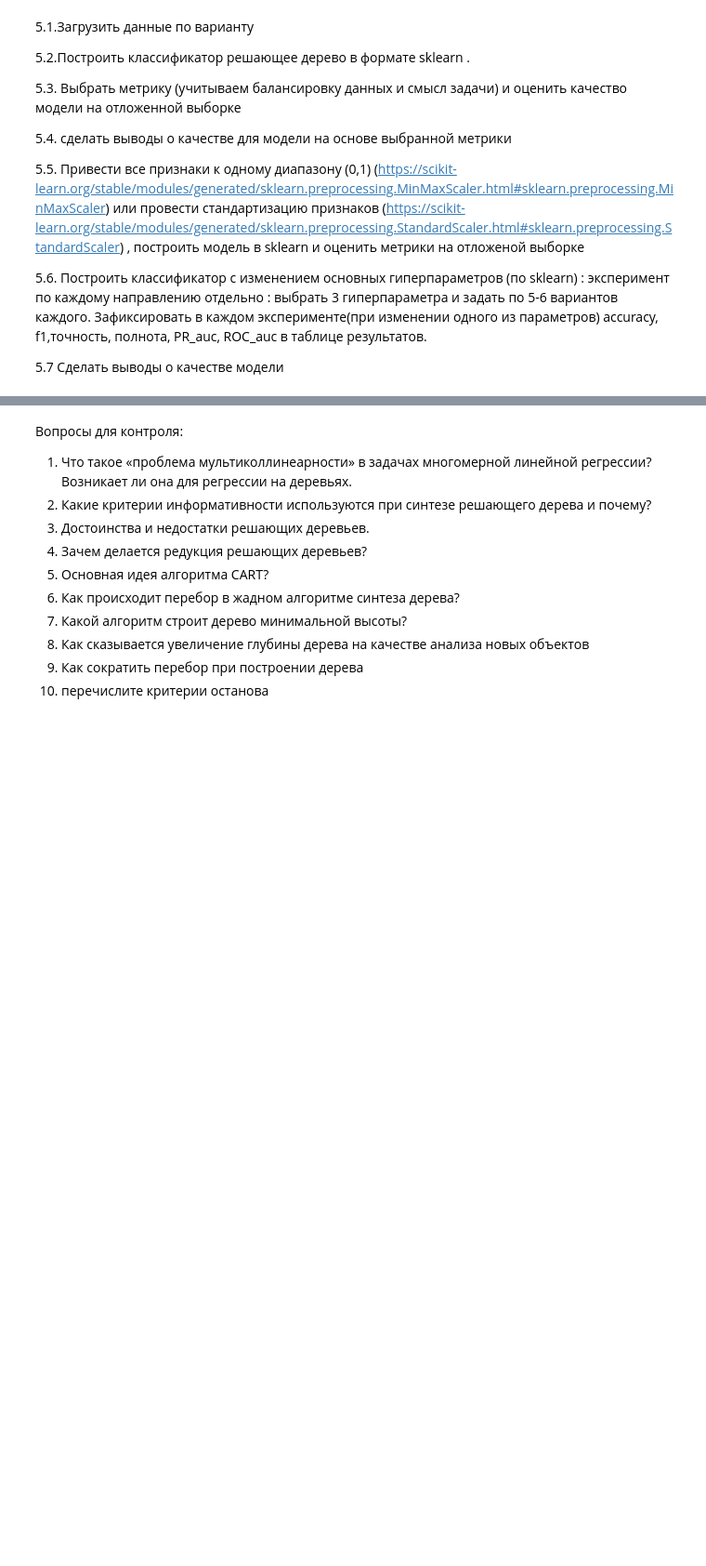
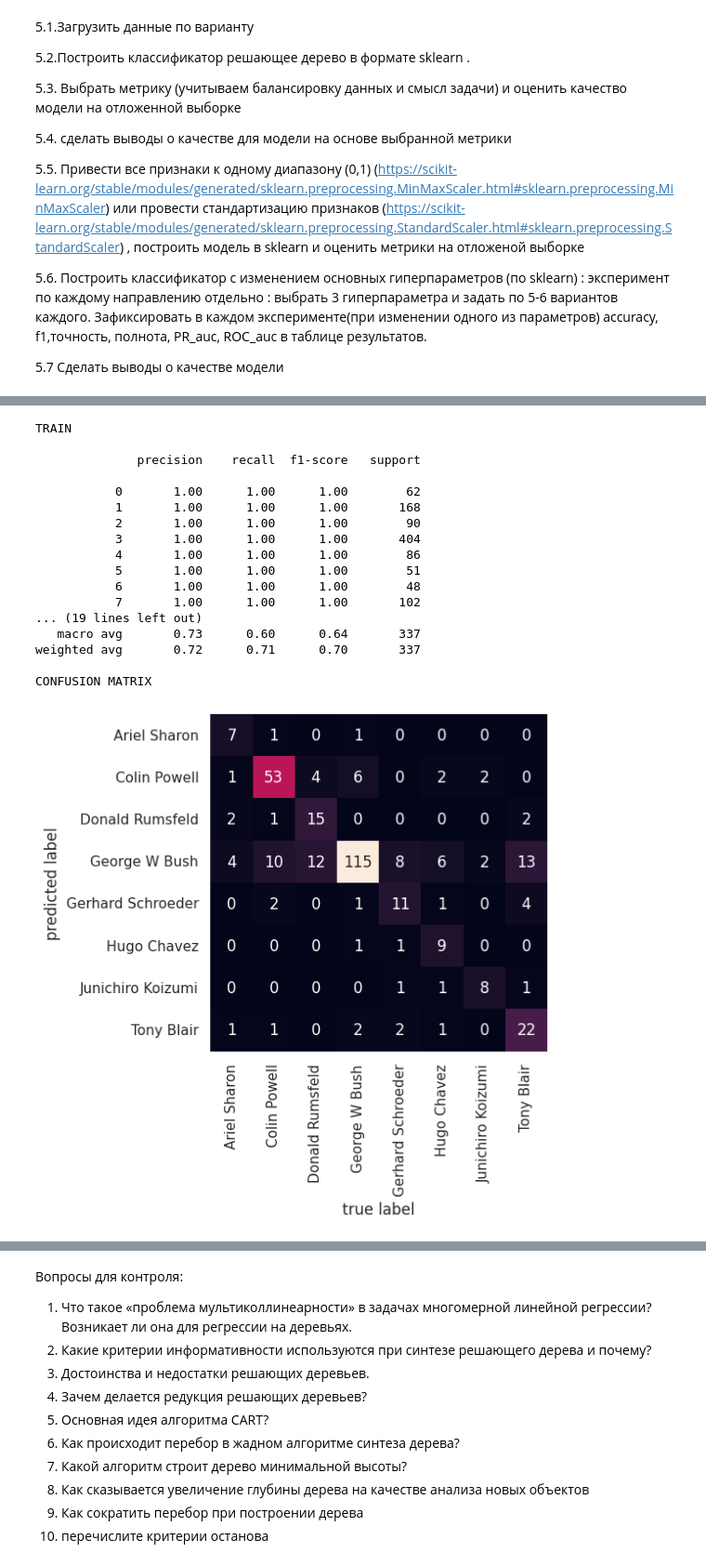
Before and after one commit to mkorlyakova/MSTU-courses, a Jupyter notebook: ML magister/8/ML_lab4.ipynb, the cells around one changed output, grey strips where cells are left out. Shown at 93% size. Cells and saved outputs as stored; diff of their text form; code cells hidden in the pictures; blank space fills up the shorter version.

```diff
--- a/ML magister/8/ML_lab4.ipynb
+++ b/ML magister/8/ML_lab4.ipynb
@@ -633,0 +928,27 @@ V5 = sklearn.datasets.make_blobs(n_samples=1000, centers=2, n_features=5, random
+# %%
+model_xgb = xgb.XGBClassifier()
+model_xgb.fit(pca.transform(Xtrain), ytrain) # обучение
+
+y_train_pred = model_xgb.predict(pca.transform(Xtrain))
+y_test_pred = model_xgb.predict(pca.transform(Xtest))
+
+get_classification_report(faces.target_names, ytrain, y_train_pred, ytest, y_test_pred)
+# %% [output]
+TRAIN
+
+              precision    recall  f1-score   support
+
+           0       1.00      1.00      1.00        62
+           1       1.00      1.00      1.00       168
+           2       1.00      1.00      1.00        90
+           3       1.00      1.00      1.00       404
+           4       1.00      1.00      1.00        86
+           5       1.00      1.00      1.00        51
+           6       1.00      1.00      1.00        48
+           7       1.00      1.00      1.00       102
+... (19 lines left out)
+   macro avg       0.73      0.60      0.64       337
+weighted avg       0.72      0.71      0.70       337
+
+CONFUSION MATRIX
+[figure, added]
```
Also changed, not shown: parts of 40 cells of this notebook.
